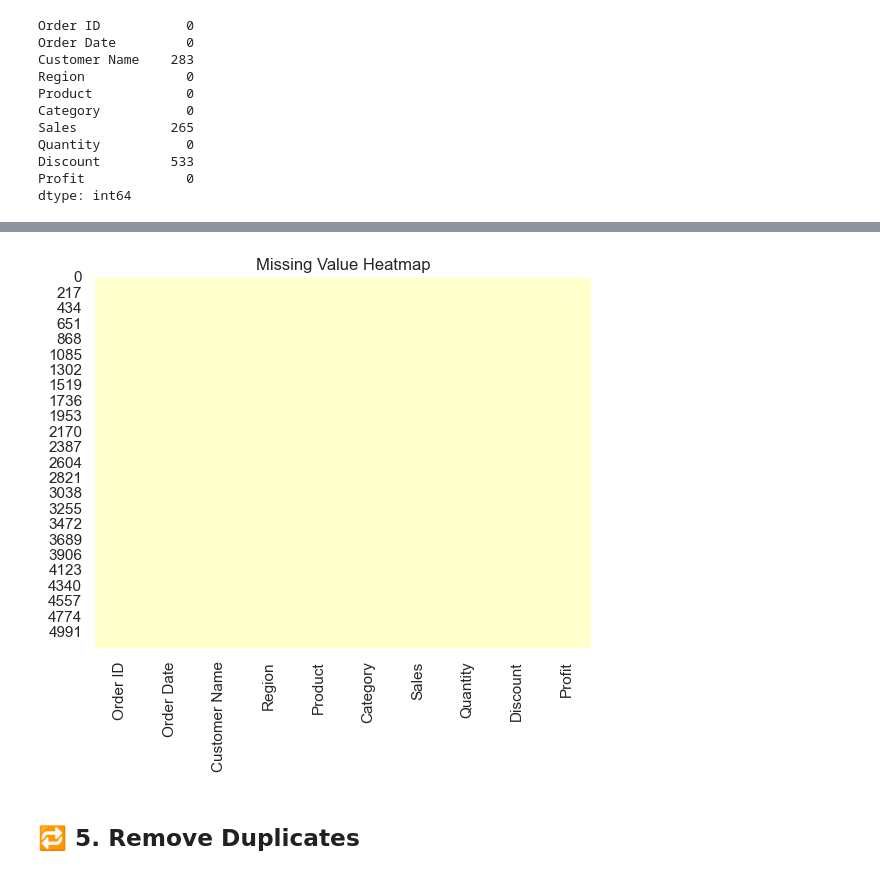
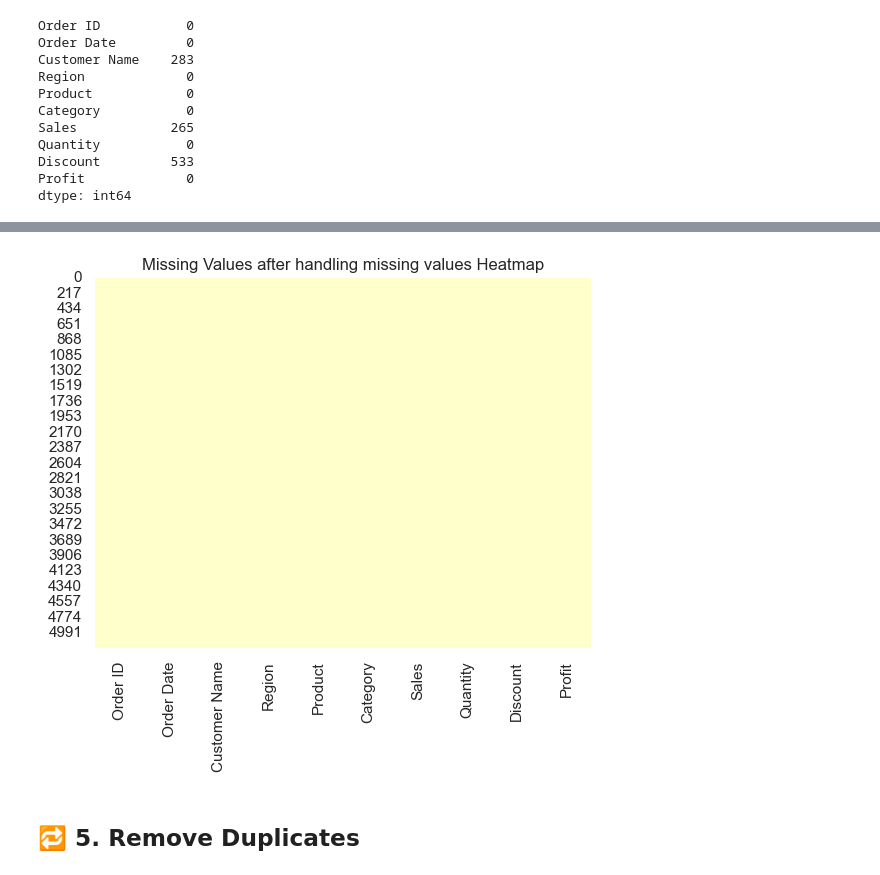
Before and after one commit to ThakurPradeepRawat/Sales_Data_analysis, a Jupyter notebook: Data_Cleaning_Preprocessing_Sales.ipynb, the cells around one changed output, grey strips where cells are left out. Drawn from its saved outputs; the diff is of its cells as text; code cells hidden in the pictures.

```diff
--- a/Data_Cleaning_Preprocessing_Sales.ipynb
+++ b/Data_Cleaning_Preprocessing_Sales.ipynb
@@ -20,7 +20,7 @@ warnings.simplefilter(action='ignore', category=FutureWarning)
 
 
 # Set visual style
-sns.set(style="whitegrid")
+sns.set_theme(style="whitegrid")
 # %% [markdown]
 ## 📥 2. Load Dataset
 # %%
@@ -99,9 +163,9 @@ df['Discount'].fillna(0, inplace=True)
 # %%
 # Visual check
 sns.heatmap(df.isnull(), cbar=False, cmap='YlOrRd')
-plt.title("Missing Value Heatmap")
+plt.title("Missing Values after handling missing values Heatmap")
 plt.show()
 # %% [output]
-[figure, old version]
+[figure, new version]
 # %% [markdown]
 ## 🔁 5. Remove Duplicates
```
Also changed, not shown: parts of 16 cells of this notebook.
